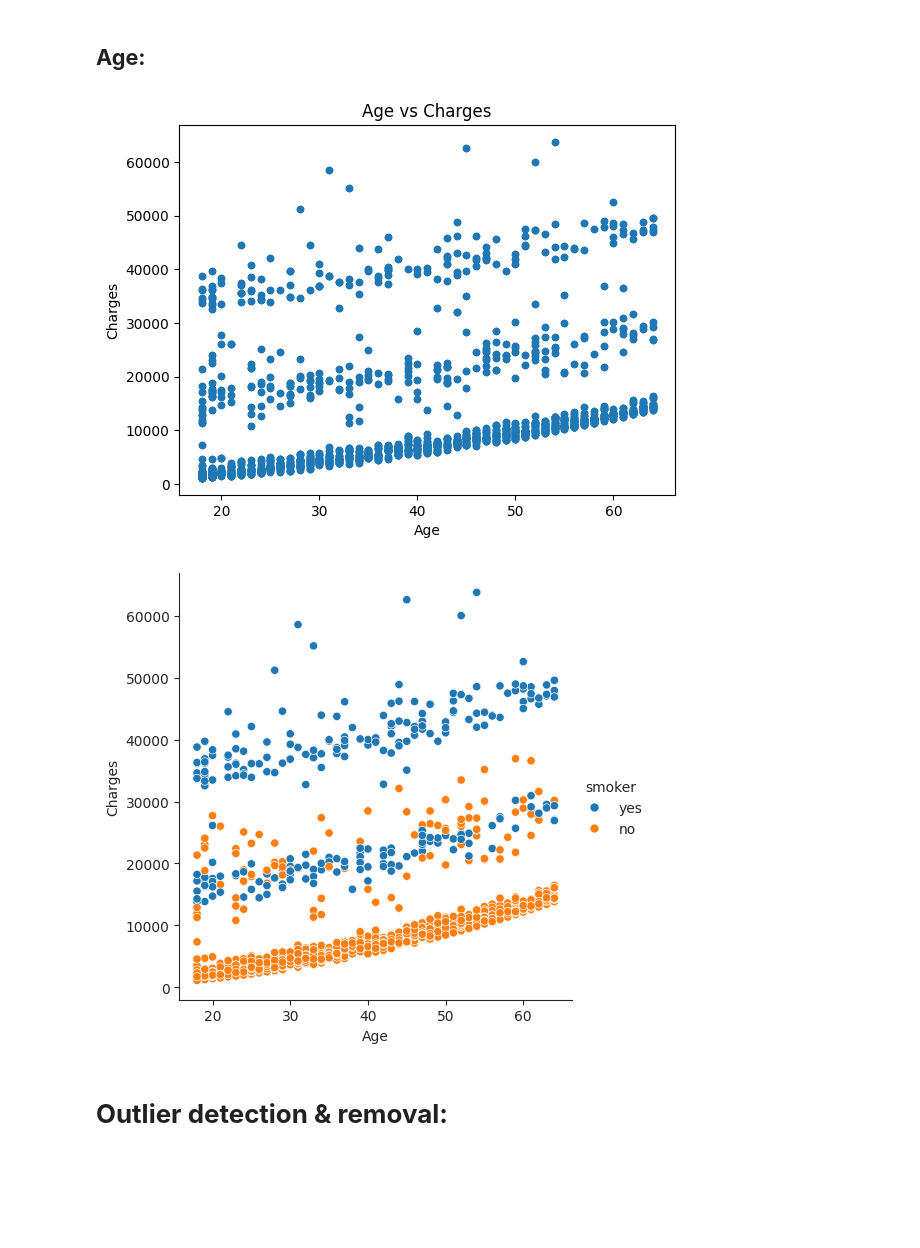
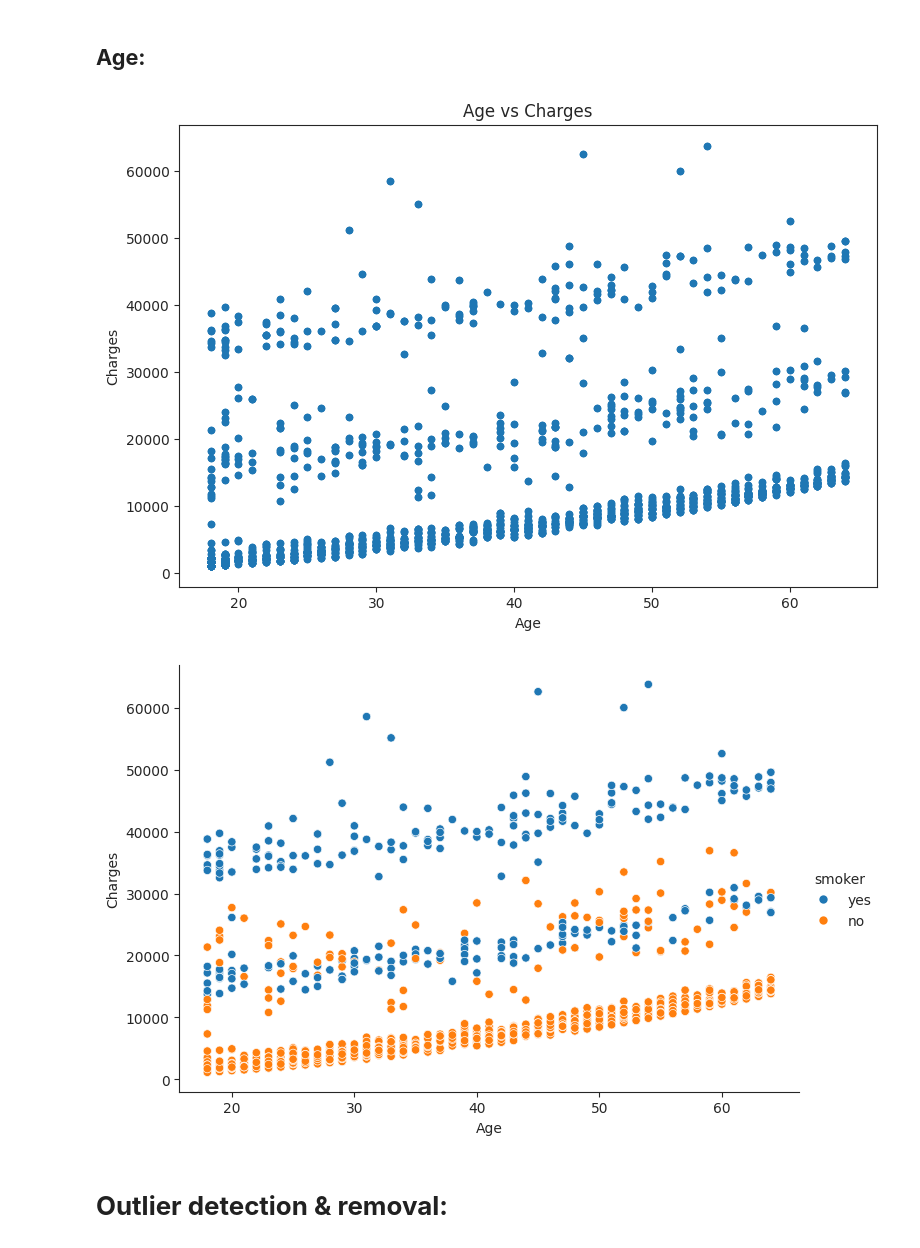
Before and after one commit to abdullaawad/Medical-Insurance-Project, a Jupyter notebook: Medical_Insurance_Project.ipynb, the cells around one changed output. Drawn from its saved outputs; the diff is of its cells as text; code cells hidden in the pictures; blank space fills up the shorter version.

```diff
--- a/Medical_Insurance_Project.ipynb
+++ b/Medical_Insurance_Project.ipynb
@@ -103,20 +103,20 @@ plt.show()
 # %% [markdown]
 ## **Age:**
 # %%
-df.plot(x='age', y='charges', kind='scatter')
+df.plot(x='age', y='charges', kind='scatter', figsize=(9,6))
 plt.xlabel('Age')
 plt.ylabel('Charges')
 plt.title('Age vs Charges')
 plt.show()
 # %% [output]
-[figure, old version]
+[figure, new version]
 # %%
 sns.set_style('ticks')
-scatter_plot = sns.relplot(x='age', y='charges', data=df, kind='scatter', hue='smoker')
+scatter_plot = sns.relplot(x='age', y='charges', data=df, kind='scatter', hue='smoker', height=5, aspect=1.45)
 scatter_plot.set_axis_labels('Age', 'Charges')
 plt.show()
 # %% [output]
-[figure, old version]
+[figure, new version]
 # %% [markdown]
 # **Outlier detection & removal:**
 # %%
```
Also changed, not shown: parts of 7 cells of this notebook.
